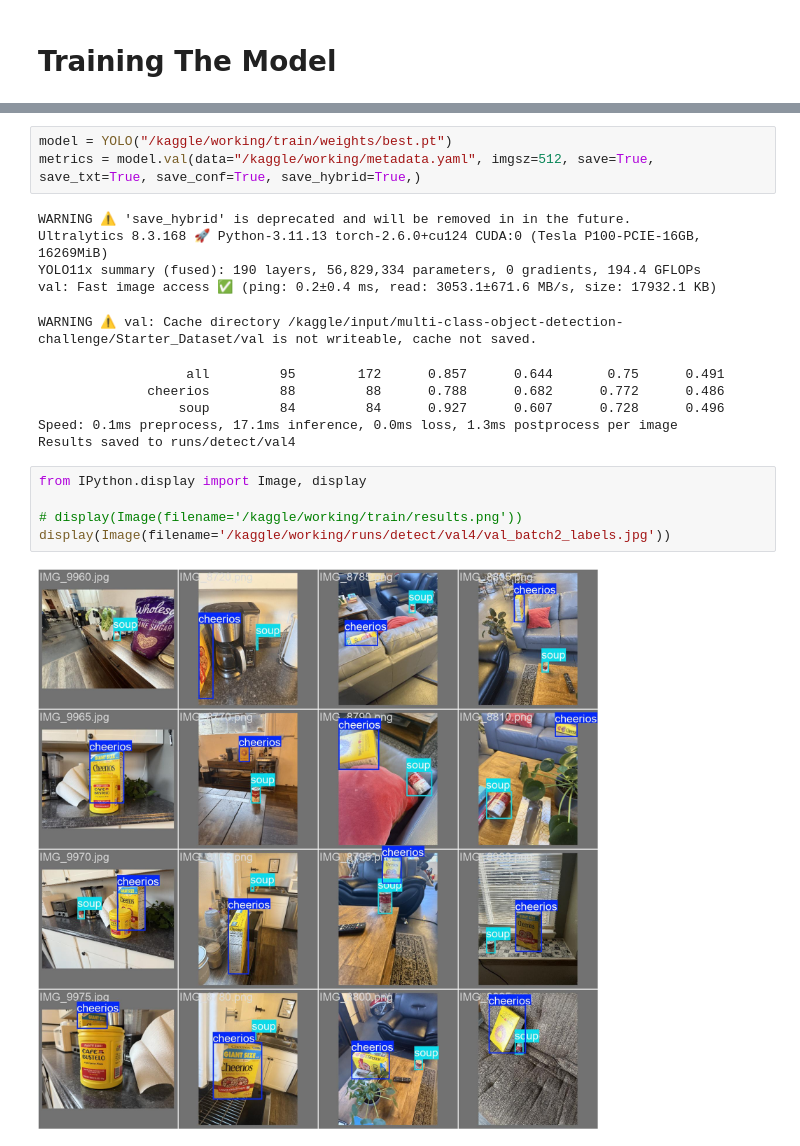
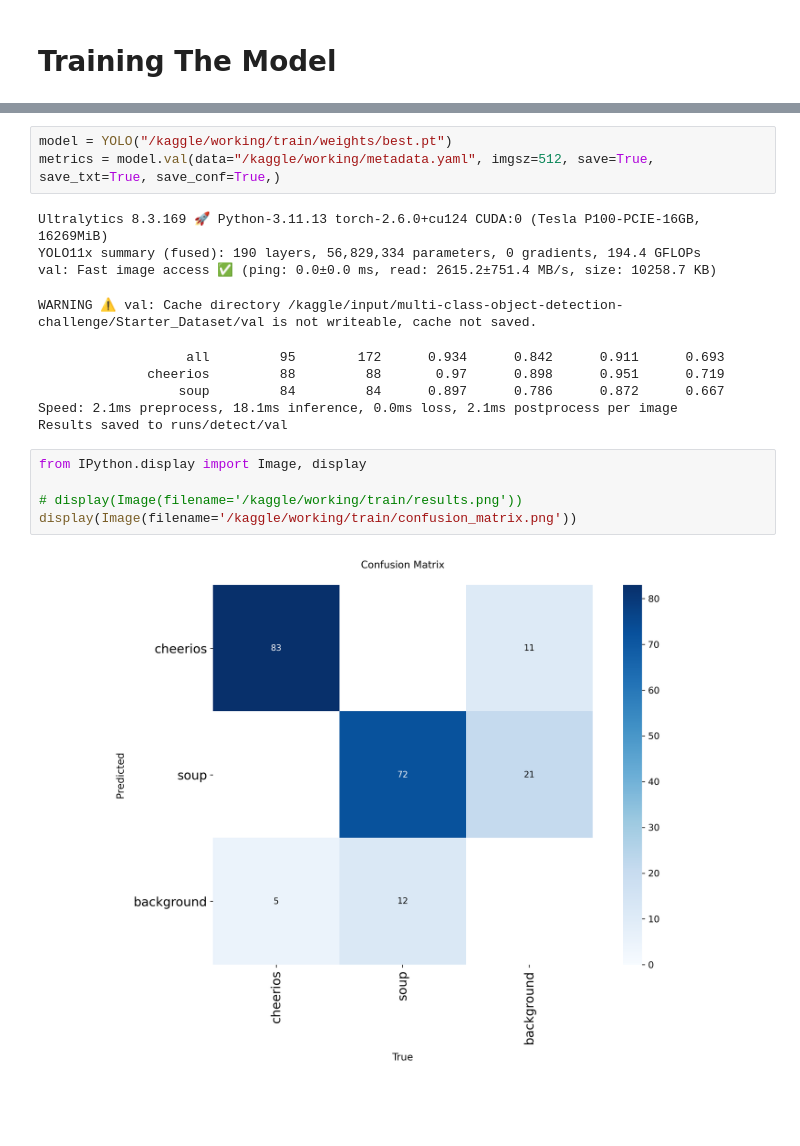
Before and after one commit to usama-codes/multi-object-detection, a Jupyter notebook: notebook-1.ipynb, the cells around one changed output, grey strips where cells are left out. Drawn from its saved outputs; the diff is of its cells as text.

```diff
--- a/notebook-1.ipynb
+++ b/notebook-1.ipynb
@@ -214,24 +157,23 @@ Starting training for 50 epochs...
 # %%
 model = YOLO("/kaggle/working/train/weights/best.pt")
-metrics = model.val(data="/kaggle/working/metadata.yaml", imgsz=512, save=True, save_txt=True, save_conf=True, save_hybrid=True,)
+metrics = model.val(data="/kaggle/working/metadata.yaml", imgsz=512, save=True, save_txt=True, save_conf=True,)
 # %% [output]
-WARNING ⚠️ 'save_hybrid' is deprecated and will be removed in in the future.
-Ultralytics 8.3.168 🚀 Python-3.11.13 torch-2.6.0+cu124 CUDA:0 (Tesla P100-PCIE-16GB, 16269MiB)
+Ultralytics 8.3.169 🚀 Python-3.11.13 torch-2.6.0+cu124 CUDA:0 (Tesla P100-PCIE-16GB, 16269MiB)
 YOLO11x summary (fused): 190 layers, 56,829,334 parameters, 0 gradients, 194.4 GFLOPs
-val: Fast image access ✅ (ping: 0.2±0.4 ms, read: 3053.1±671.6 MB/s, size: 17932.1 KB)
+val: Fast image access ✅ (ping: 0.0±0.0 ms, read: 2615.2±751.4 MB/s, size: 10258.7 KB)
 WARNING ⚠️ val: Cache directory /kaggle/input/multi-class-object-detection-challenge/Starter_Dataset/val is not writeable, cache not saved.
-                   all         95        172      0.857      0.644       0.75      0.491
-              cheerios         88         88      0.788      0.682      0.772      0.486
-                  soup         84         84      0.927      0.607      0.728      0.496
-Speed: 0.1ms preprocess, 17.1ms inference, 0.0ms loss, 1.3ms postprocess per image
-Results saved to runs/detect/val4
+                   all         95        172      0.934      0.842      0.911      0.693
+              cheerios         88         88       0.97      0.898      0.951      0.719
+                  soup         84         84      0.897      0.786      0.872      0.667
+Speed: 2.1ms preprocess, 18.1ms inference, 0.0ms loss, 2.1ms postprocess per image
+Results saved to runs/detect/val
 # %%
 from IPython.display import Image, display
 
 # display(Image(filename='/kaggle/working/train/results.png'))
-display(Image(filename='/kaggle/working/runs/detect/val4/val_batch2_labels.jpg'))
+display(Image(filename='/kaggle/working/train/confusion_matrix.png'))
 # %% [output]
-[figure, old version]
+[figure, new version]
 # %%
 num_classes = len(metrics.names)
 
```
Also changed, not shown: parts of 12 cells of this notebook.
